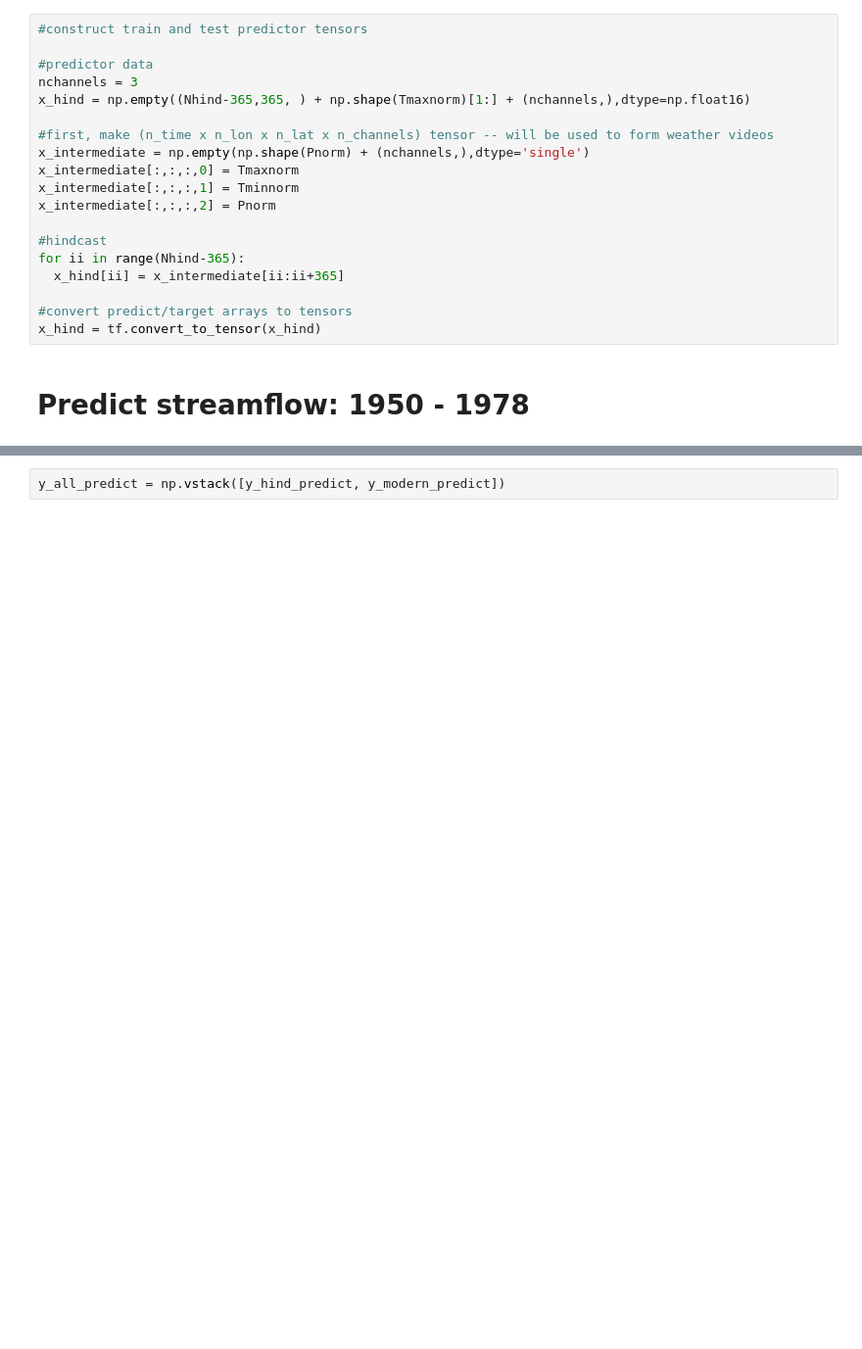
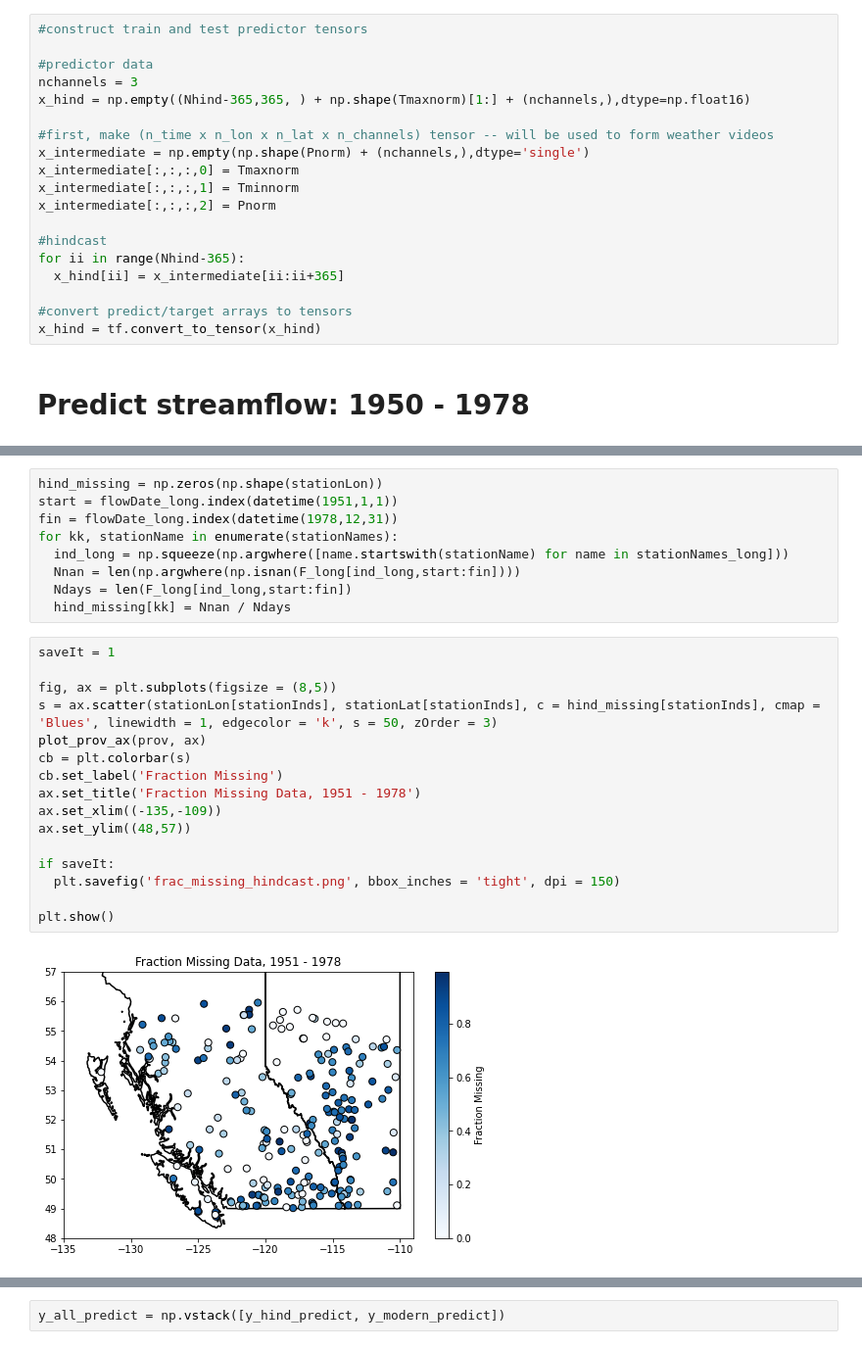
Before and after one commit to andersonsam/cnn_lstm_era, a Jupyter notebook: hindcast.ipynb, the cells around one changed output, grey strips where cells are left out. Shown at 98% size. Cells and saved outputs as stored; diff of their text form; blank space fills up the shorter version.

```diff
--- a/hindcast.ipynb
+++ b/hindcast.ipynb
@@ -764,0 +994,27 @@ y_hind_predict = np.mean(y_hind_predict_fine_runs, axis = 0)
+# %%
+hind_missing = np.zeros(np.shape(stationLon))
+start = flowDate_long.index(datetime(1951,1,1))
+fin = flowDate_long.index(datetime(1978,12,31))
+for kk, stationName in enumerate(stationNames):
+  ind_long = np.squeeze(np.argwhere([name.startswith(stationName) for name in stationNames_long]))
+  Nnan = len(np.argwhere(np.isnan(F_long[ind_long,start:fin])))
+  Ndays = len(F_long[ind_long,start:fin])
+  hind_missing[kk] = Nnan / Ndays
+# %%
+saveIt = 1
+
+fig, ax = plt.subplots(figsize = (8,5))
+s = ax.scatter(stationLon[stationInds], stationLat[stationInds], c = hind_missing[stationInds], cmap = 'Blues', linewidth = 1, edgecolor = 'k', s = 50, zOrder = 3)
+plot_prov_ax(prov, ax)
+cb = plt.colorbar(s)
+cb.set_label('Fraction Missing')
+ax.set_title('Fraction Missing Data, 1951 - 1978')
+ax.set_xlim((-135,-109))
+ax.set_ylim((48,57))
+
+if saveIt:
+  plt.savefig('frac_missing_hindcast.png', bbox_inches = 'tight', dpi = 150)
+
+plt.show()
+# %% [output]
+[figure, added]
```
Also changed, not shown: parts of 24 cells of this notebook.
